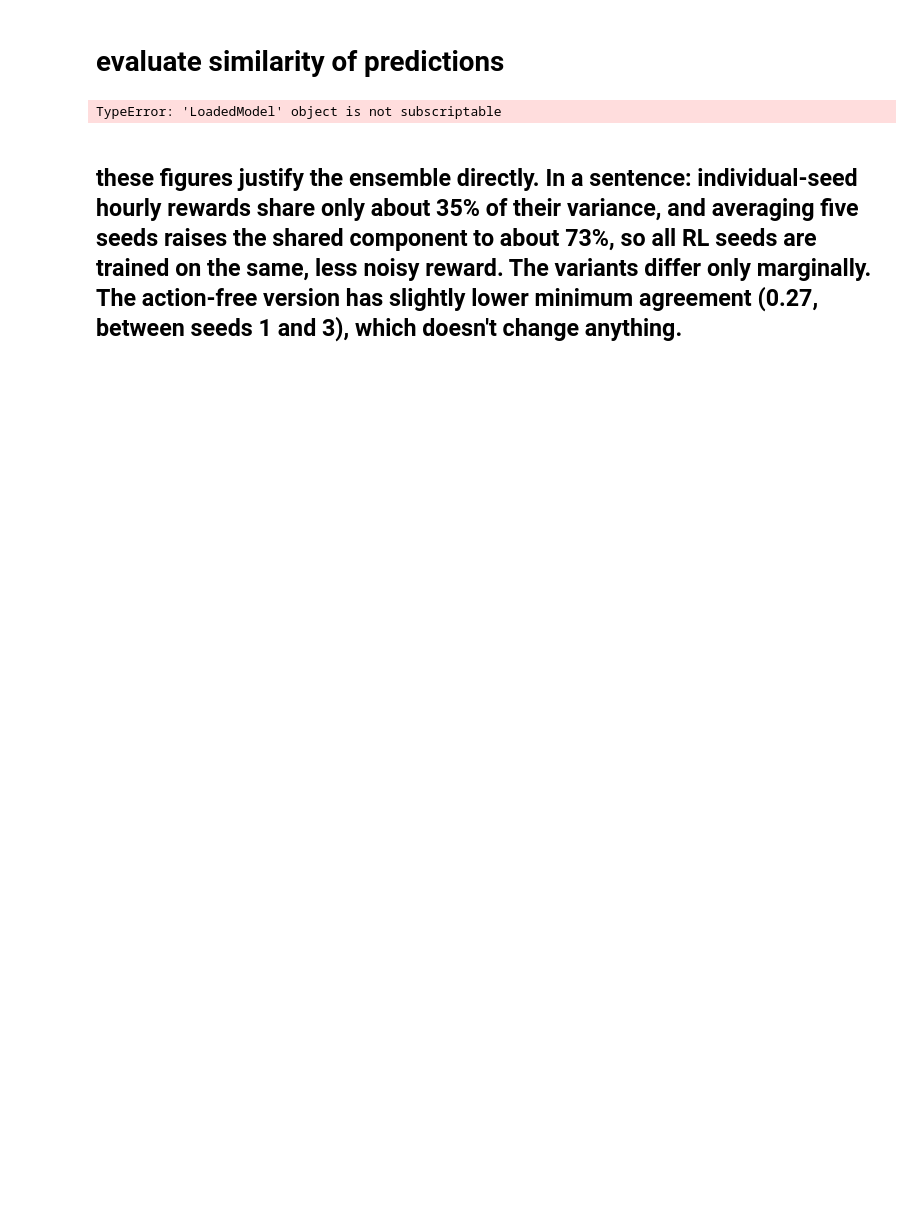
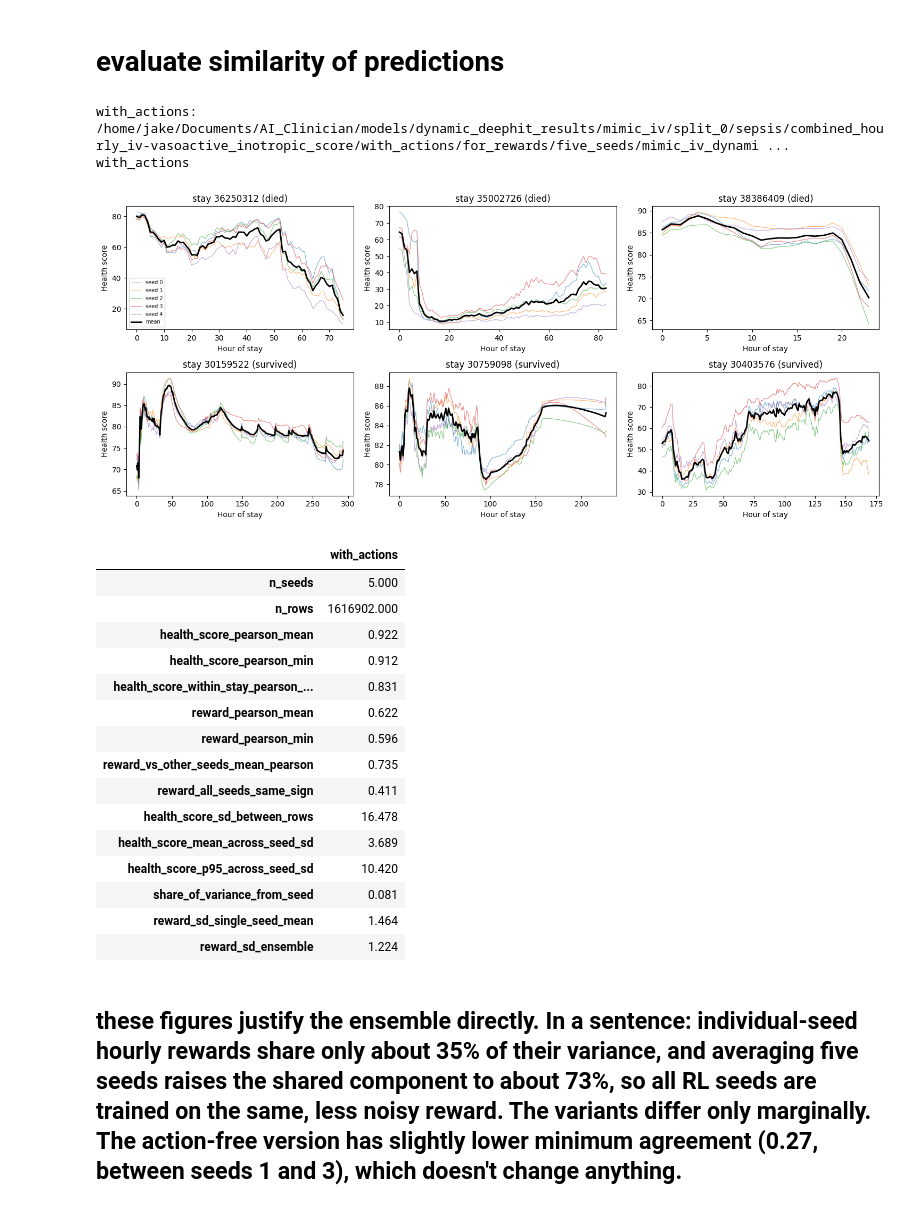
Before and after one commit to jakeormond/ai_clinician_pediatric_rl, a Jupyter notebook: src/supervised_learning/evaluate_dynamic_deephit_final_seeds.ipynb, the cells around one changed output. Drawn from its saved outputs; the diff is of its cells as text; code cells hidden in the pictures; blank space fills up the shorter version.

```diff
--- a/src/supervised_learning/evaluate_dynamic_deephit_final_seeds.ipynb
+++ b/src/supervised_learning/evaluate_dynamic_deephit_final_seeds.ipynb
@@ -170,28 +152,45 @@ for actions in actions_included:
 # evaluate similarity of predictions
 # %%
 # Agreement across seeds (test split)
-variant_dirs = {a: os.path.dirname(os.path.dirname(ddh_models[a][0][1].experiment_dir)) for a in actions_included}
 ENSEMBLE_DIRS = {a: eval_ddh.ensemble_dir(ddh_models[a]) for a in actions_included}
 for a, d in ENSEMBLE_DIRS.items():
     print(f"{a}: {d}")
 
 agreement = {}
 for actions in actions_included:
     hs_by_seed, meta = eval_ddh.load_health_scores(ddh_models[actions], split="test")
     agreement[actions] = eval_ddh.seed_agreement_summary(hs_by_seed, meta["index_ptr"])
     os.makedirs(ENSEMBLE_DIRS[actions], exist_ok=True)
     fig = eval_ddh.plot_seed_trajectories(
         hs_by_seed, meta, dataset=processors["test"], n_stays=6,
         save_path=os.path.join(ENSEMBLE_DIRS[actions], "seed_trajectories_test.png"),
     )
     print(actions)
     display(fig)
 
 agreement_table = pd.concat(agreement, axis=1)
 agreement_table.columns = actions_included
 agreement_table.round(3)
 # %% [output]
-TypeError: 'LoadedModel' object is not subscriptable
+with_actions: /home/jake/Documents/AI_Clinician/models/dynamic_deephit_results/mimic_iv/split_0/sepsis/combined_hourly_iv-vasoactive_inotropic_score/with_actions/for_rewards/five_seeds/mimic_iv_dynami ...
+with_actions
+[figure, added]
+|  | with_actions |
+| n_seeds | 5.000 |
+| n_rows | 1616902.000 |
+| health_score_pearson_mean | 0.922 |
+| health_score_pearson_min | 0.912 |
+| health_score_within_stay_pearson_... | 0.831 |
+| reward_pearson_mean | 0.622 |
+| reward_pearson_min | 0.596 |
+| reward_vs_other_seeds_mean_pearson | 0.735 |
+| reward_all_seeds_same_sign | 0.411 |
+| health_score_sd_between_rows | 16.478 |
+| health_score_mean_across_seed_sd | 3.689 |
+| health_score_p95_across_seed_sd | 10.420 |
+| share_of_variance_from_seed | 0.081 |
+| reward_sd_single_seed_mean | 1.464 |
+| reward_sd_ensemble | 1.224 |
 # %% [markdown]
 ## these figures justify the ensemble directly. In a sentence: individual-seed hourly rewards share only about 35% of their variance, and averaging five seeds raises the shared component to about 73%, so all RL seeds are trained on the same, less noisy reward. The variants differ only marginally. The action-free version has slightly lower minimum agreement (0.27, between seeds 1 and 3), which doesn't change anything.
 # %%
```
Also changed, not shown: parts of 37 cells of this notebook, 4 other files.
